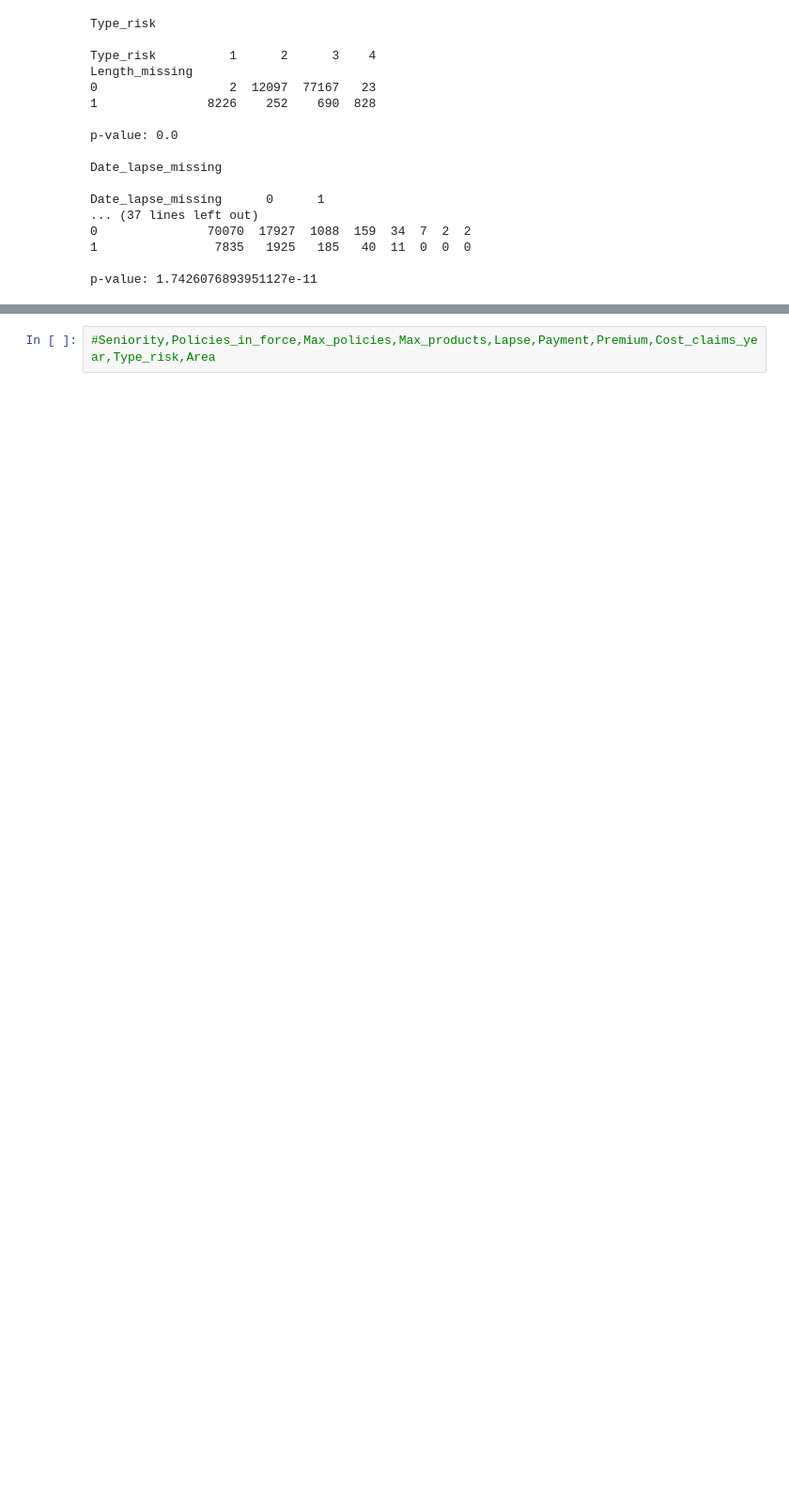
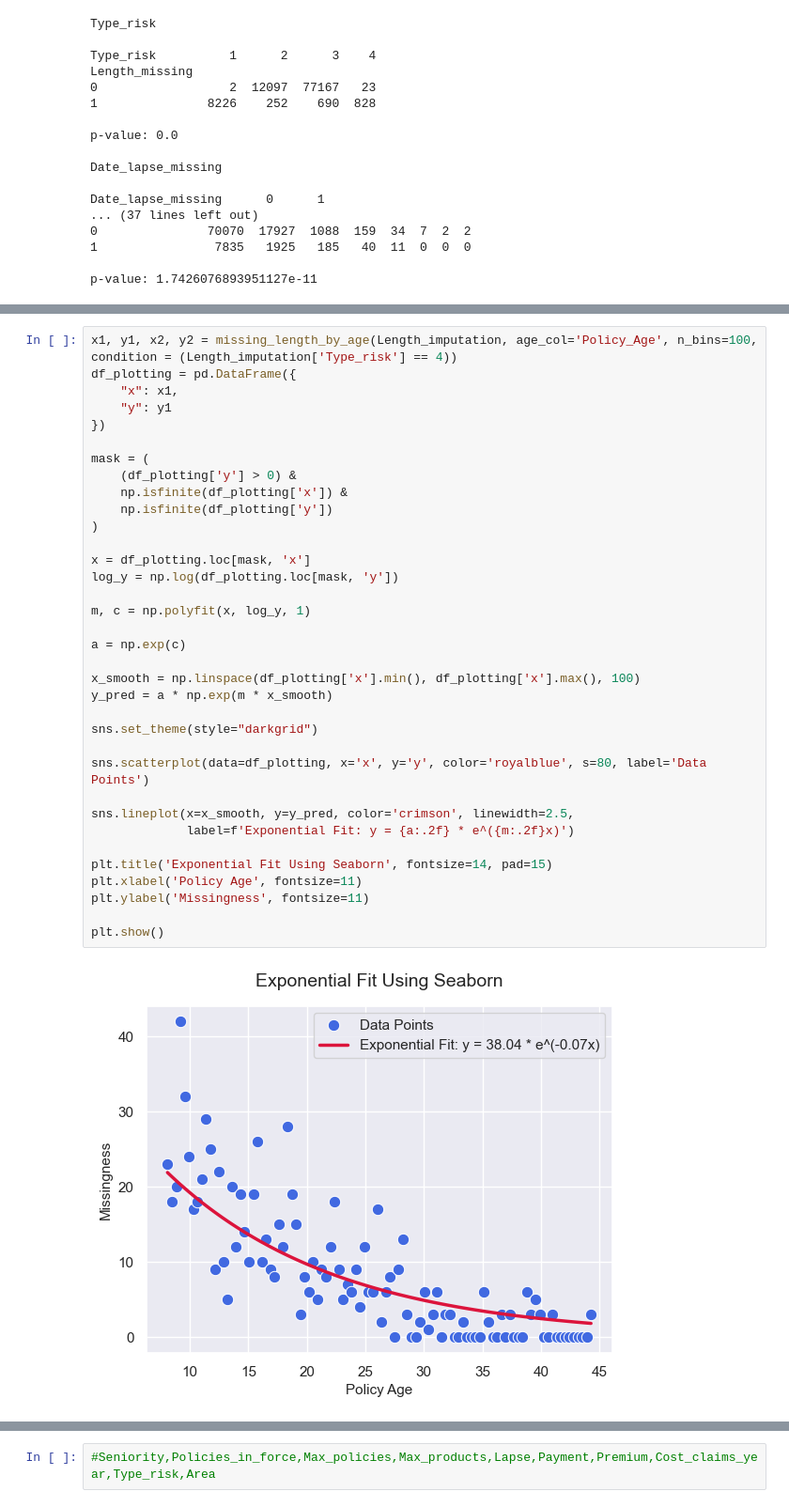
Before and after one commit to Marquis-Alloh/Motor-Insurance-Claims-Prediction-and-Pricing, a Jupyter notebook: Notebooks/Investigation.ipynb, the cells around one changed output, grey strips where cells are left out. Shown at 94% size. Drawn from its saved outputs; the diff is of its cells as text; blank space fills up the shorter version.

Commit message:
performed analysis showing the correlation between age and length missingness, controlling for different categories

```diff
--- a/Notebooks/Investigation.ipynb
+++ b/Notebooks/Investigation.ipynb
@@ -376,0 +415,37 @@ given these values, a MCAR analysis seems to not be useful. This is as the p val
+# %%
+x1, y1, x2, y2 = missing_length_by_age(Length_imputation, age_col='Policy_Age', n_bins=100, condition = (Length_imputation['Type_risk'] == 4))
+df_plotting = pd.DataFrame({
+    "x": x1,
+    "y": y1
+})
+
+mask = (
+    (df_plotting['y'] > 0) &
+    np.isfinite(df_plotting['x']) &
+    np.isfinite(df_plotting['y'])
+)
+
+x = df_plotting.loc[mask, 'x']
+log_y = np.log(df_plotting.loc[mask, 'y'])
+
+m, c = np.polyfit(x, log_y, 1)
+
+a = np.exp(c)
+
+x_smooth = np.linspace(df_plotting['x'].min(), df_plotting['x'].max(), 100)
+y_pred = a * np.exp(m * x_smooth)
+
+sns.set_theme(style="darkgrid")
+
+sns.scatterplot(data=df_plotting, x='x', y='y', color='royalblue', s=80, label='Data Points')
+
+sns.lineplot(x=x_smooth, y=y_pred, color='crimson', linewidth=2.5,
+             label=f'Exponential Fit: y = {a:.2f} * e^({m:.2f}x)')
+
+plt.title('Exponential Fit Using Seaborn', fontsize=14, pad=15)
+plt.xlabel('Policy Age', fontsize=11)
+plt.ylabel('Missingness', fontsize=11)
+
+plt.show()
+# %% [output]
+[figure, added]
```
Also changed, not shown: parts of 13 cells of this notebook.
